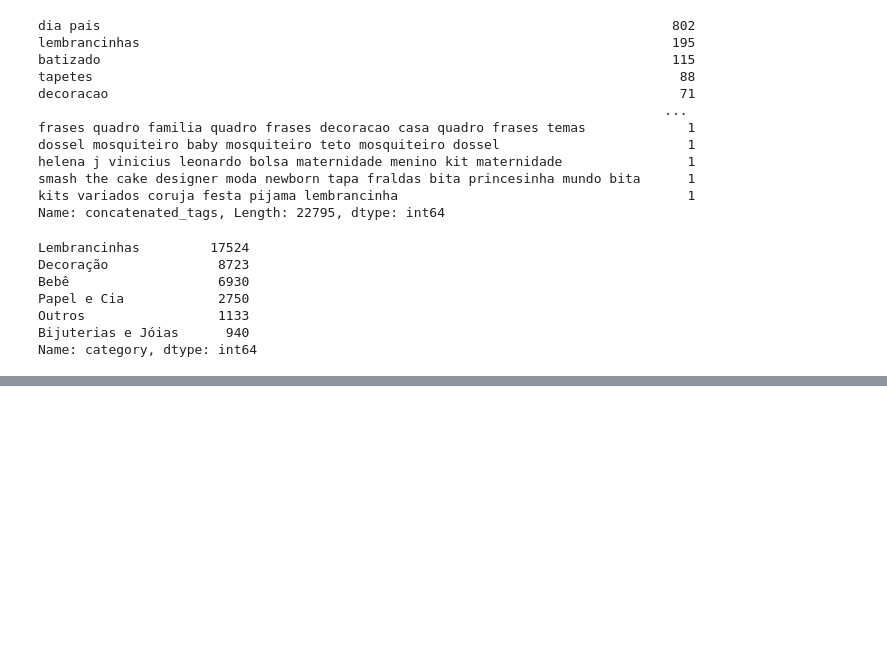
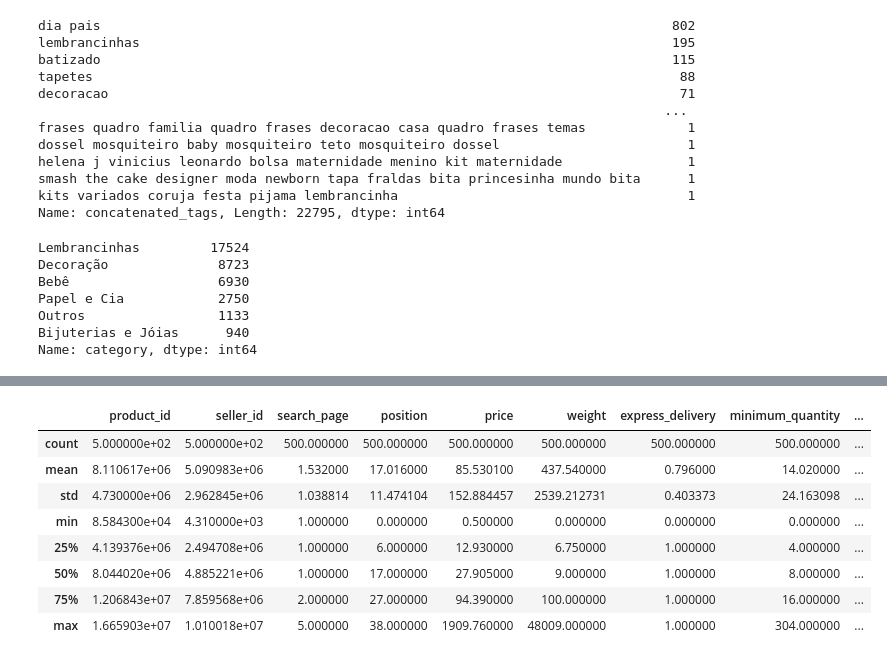
Before and after one commit to Chikuji/intelligent-systems-project, a Jupyter notebook: training/experiment.ipynb, the cells around one changed output, grey strips where cells are left out. Cells and saved outputs as stored; diff of their text form; code cells hidden in the pictures; blank space fills up the shorter version.

```diff
--- a/training/experiment.ipynb
+++ b/training/experiment.ipynb
@@ -220,0 +322,12 @@ Name: category, dtype: int64
+# %%
+df_test.describe()
+# %% [output]
+|  | product_id | seller_id | search_page | position | price | weight | express_delivery | minimum_quantity | ... |
+| count | 5.000000e+02 | 5.000000e+02 | 500.000000 | 500.000000 | 500.000000 | 500.000000 | 500.000000 | 500.000000 | ... |
+| mean | 8.110617e+06 | 5.090983e+06 | 1.532000 | 17.016000 | 85.530100 | 437.540000 | 0.796000 | 14.020000 | ... |
+| std | 4.730000e+06 | 2.962845e+06 | 1.038814 | 11.474104 | 152.884457 | 2539.212731 | 0.403373 | 24.163098 | ... |
+| min | 8.584300e+04 | 4.310000e+03 | 1.000000 | 0.000000 | 0.500000 | 0.000000 | 0.000000 | 0.000000 | ... |
+| 25% | 4.139376e+06 | 2.494708e+06 | 1.000000 | 6.000000 | 12.930000 | 6.750000 | 1.000000 | 4.000000 | ... |
+| 50% | 8.044020e+06 | 4.885221e+06 | 1.000000 | 17.000000 | 27.905000 | 9.000000 | 1.000000 | 8.000000 | ... |
+| 75% | 1.206843e+07 | 7.859568e+06 | 2.000000 | 27.000000 | 94.390000 | 100.000000 | 1.000000 | 16.000000 | ... |
+| max | 1.665903e+07 | 1.010018e+07 | 5.000000 | 38.000000 | 1909.760000 | 48009.000000 | 1.000000 | 304.000000 | ... |
```
Also changed, not shown: parts of 21 cells of this notebook.
